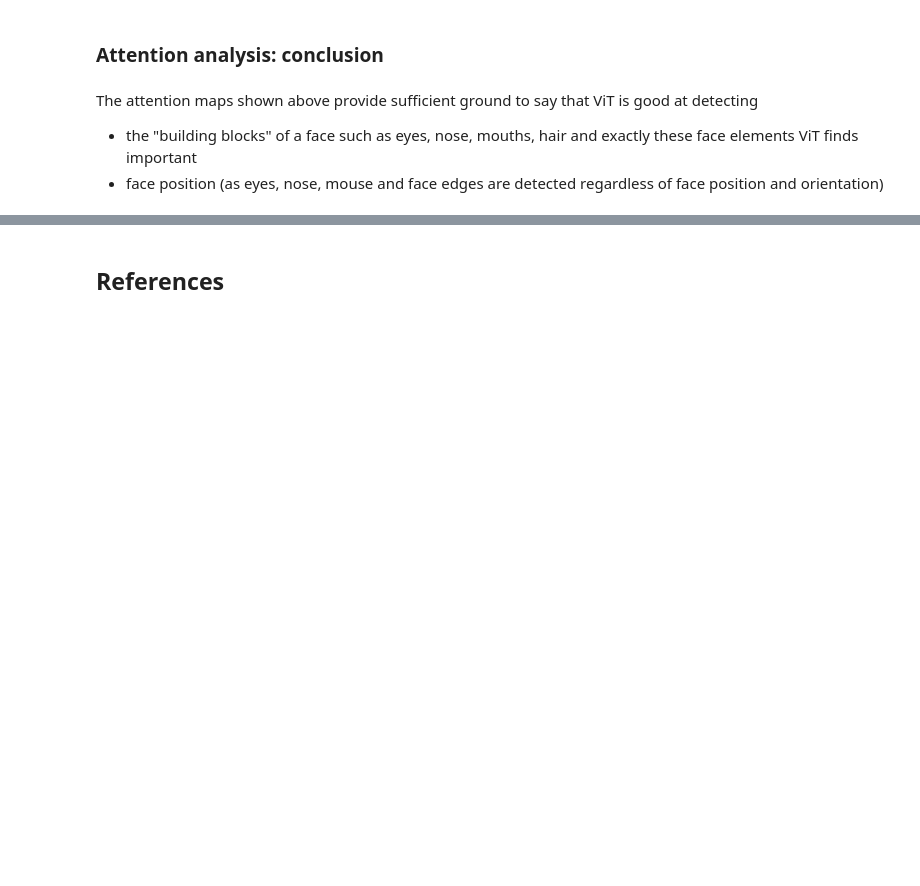
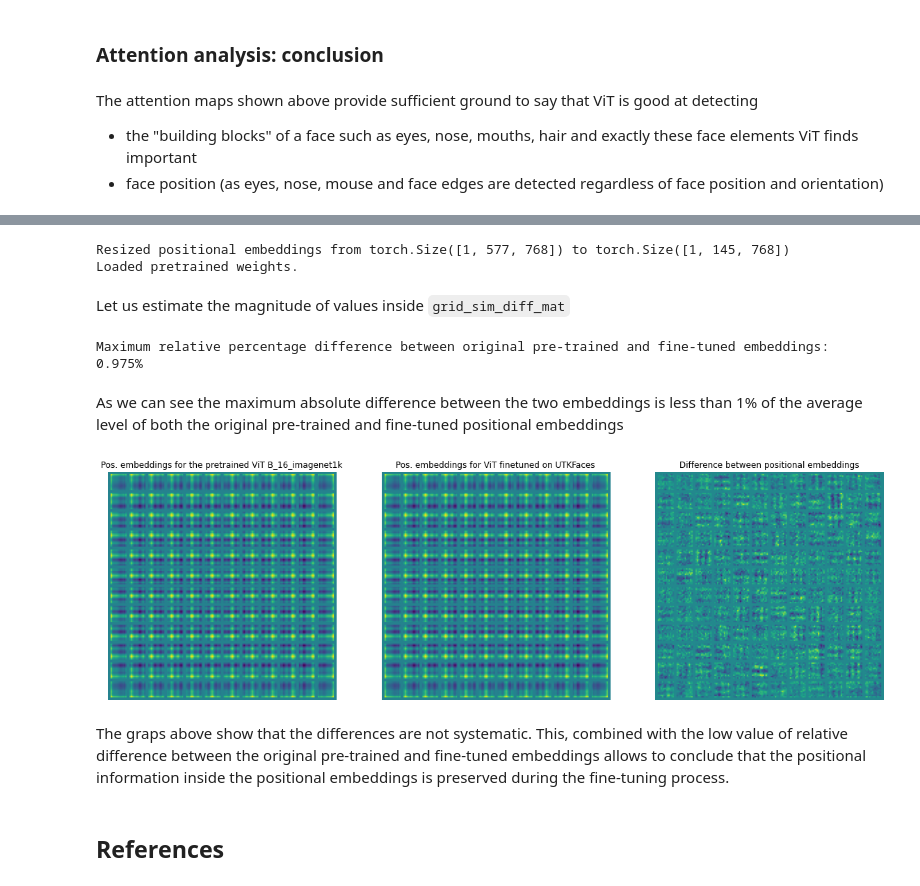
Before and after one commit to pgagarinov/pytorch-hyperlight, a Jupyter notebook: products/examples/face_image_classification_gender_vision_transformer.ipynb, the cells around one changed output, grey strips where cells are left out. Saved outputs shown, nothing was run; the diff lists cells and outputs as text; code cells hidden in the pictures; blank space fills up the shorter version.

Commit message:
Added: ViT positional embedding analysis for face_image_classification_ender_vision_transformer.ipynb example

```diff
--- a/products/examples/face_image_classification_gender_vision_transformer.ipynb
+++ b/products/examples/face_image_classification_gender_vision_transformer.ipynb
@@ -775,3 +835,49 @@ The attention maps shown above provide sufficient ground to say that ViT is good
+# %%
+grid_sim_fine_tuned_mat = get_patch_pos_embedding_cossim_grid(model)
+# %%
+model_orig_pretrained = pytorch_pretrained_vit.ViT(
+    "B_16_imagenet1k", image_size=IMAGE_SIZE, pretrained=True
+)
+# %% [output]
+Resized positional embeddings from torch.Size([1, 577, 768]) to torch.Size([1, 145, 768])
+Loaded pretrained weights.
+# %%
+grid_orig_pretrained_mat = get_patch_pos_embedding_cossim_grid(model_orig_pretrained)
+# %%
+grid_sim_diff_mat = grid_sim_fine_tuned_mat - grid_orig_pretrained_mat
+# %% [markdown]
+Let us estimate the magnitude of values inside `grid_sim_diff_mat`
+# %%
+max_rel_diff = (
+    2
+    * grid_sim_diff_mat.abs().max()
+    / (grid_sim_fine_tuned_mat.abs().mean() + grid_orig_pretrained_mat.abs().mean())
+)
+print(
+    f"Maximum relative percentage difference between original pre-trained and fine-tuned embeddings: {max_rel_diff*100: .3f}%"
+)
+# %% [output]
+Maximum relative percentage difference between original pre-trained and fine-tuned embeddings:  0.975%
+# %% [markdown]
+As we can see the maximum absolute difference between the two embeddings is less than 1% of the average level of both the original pre-trained and fine-tuned positional embeddings
+# %%
+show_image_tensors(
+    [
+        grid_orig_pretrained_mat,
+        grid_sim_fine_tuned_mat,
+        grid_sim_diff_mat,
+    ],
+    [
+        "Pos. embeddings for the pretrained ViT B_16_imagenet1k",
+        "Pos. embeddings for ViT finetuned on UTKFaces",
+        "Difference between positional embeddings",
+    ],
+    figsize=(20, 20),
+)
+# %% [output]
+[figure, added]
+# %% [markdown]
+The graps above show that the differences are not systematic. This, combined with the low value of relative difference between the original pre-trained and fine-tuned embeddings allows to conclude that the positional information inside the positional embeddings is preserved during the fine-tuning process.
 # %% [markdown]
 ## References
 # %% [markdown]
```
Also changed, not shown: parts of 17 cells of this notebook, 1 other file.
